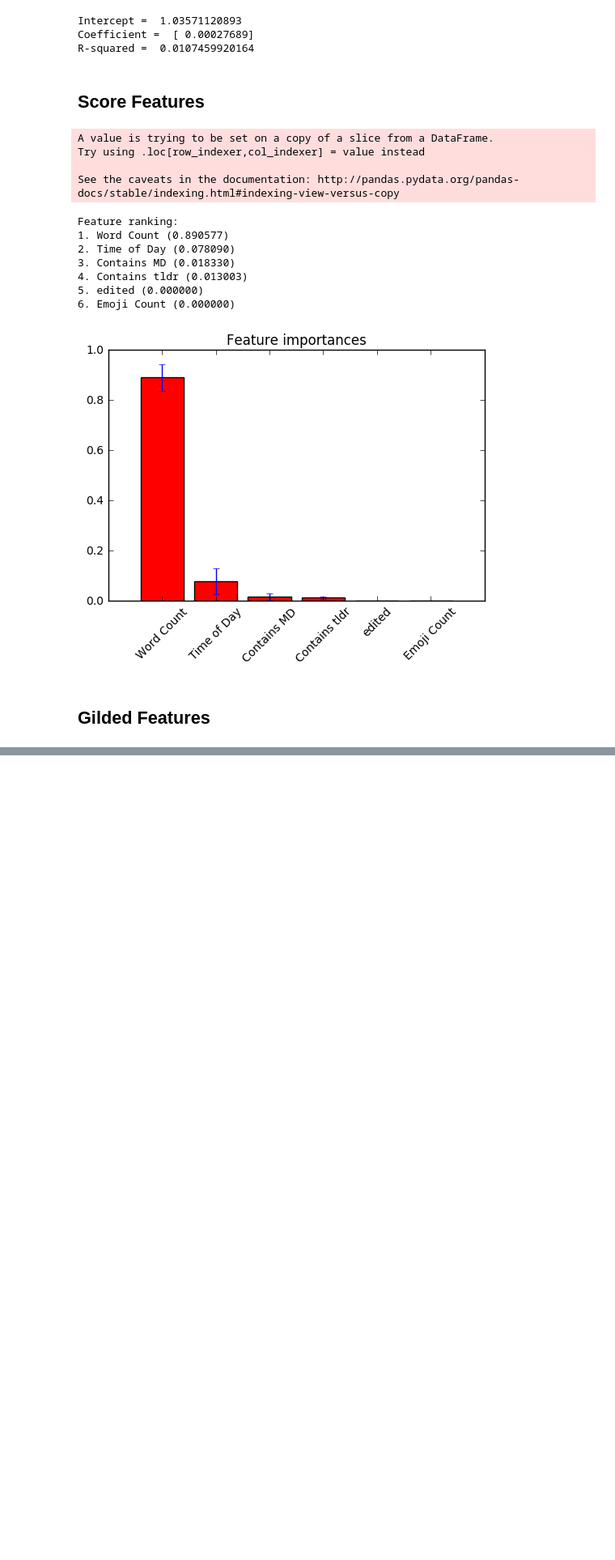
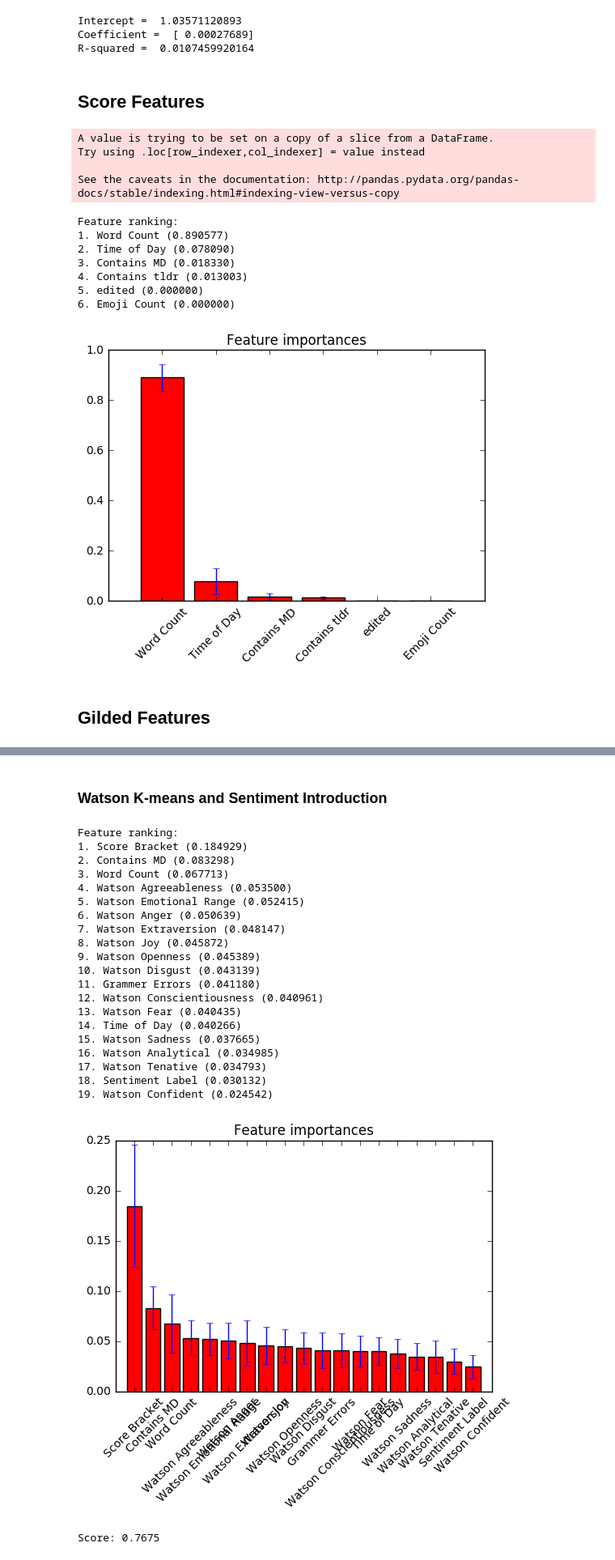
Before and after one commit to cyinwei/csce489_gold, a Jupyter notebook: Jeremy's Notebook.ipynb, the cells around one changed output, grey strips where cells are left out. Shown at 81% size. Drawn from its saved outputs; the diff is of its cells as text; code cells hidden in the pictures; blank space fills up the shorter version.

```diff
--- a/Jeremy's Notebook.ipynb
+++ b/Jeremy's Notebook.ipynb
@@ -351,0 +437,2 @@ Feature ranking:
+# %% [markdown]
+### Watson K-means and Sentiment Introduction
@@ -351,0 +447,71 @@ Feature ranking:
+# %%
+watson = ['Watson Anger', 'Watson Disgust', 'Watson Fear',
+           'Watson Joy', 'Watson Sadness', 'Watson Analytical',
+           'Watson Confident', 'Watson Tenative', 'Watson Openness',
+           'Watson Conscientiousness', 'Watson Extraversion',
+           'Watson Agreeableness', 'Watson Emotional Range']
+
+train_tfidf = train[watson].values
+test_tfidf = test[watson].values
+# %%
+preds = cluster(train_tfidf, test_tfidf, 200, 300, 10)
+train['watson cluster'] = preds['train_preds']
+test['watson cluster'] = preds['test_preds']
+
+train['gilded'] = train['gilded'].astype(bool)
+test['gilded'] = test['gilded'].astype(bool)
+
+# train.groupby(['cluster', 'gilded'])[['body']].count()
+# %%
+features = [
+    'Score Bracket',
+    'Contains MD',
+    'Word Count',
+    'Time of Day',
+#     'watson cluster',
+    'Grammer Errors',
+    'Sentiment Label',
+#     'Contains Flair',
+    'Watson Anger', 'Watson Disgust', 'Watson Fear',
+           'Watson Joy', 'Watson Sadness', 'Watson Analytical',
+           'Watson Confident', 'Watson Tenative', 'Watson Openness',
+           'Watson Conscientiousness', 'Watson Extraversion',
+           'Watson Agreeableness', 'Watson Emotional Range'
+]
+
+temp = {
+    'Score Bracket': [100],
+    'Contains MD': [True],
+    'Word Count': [200],
+    'Time of Day': [1],
+    'watson cluster': [19],
+    'Grammer Errors': [0],
+    'Sentiment Label': [0],
+    'Contains Flair': [1]
+}
+
+
+feature_importance(train, test, features, 'gilded')
+# %% [output]
+Feature ranking:
+1. Score Bracket (0.184929)
+2. Contains MD (0.083298)
+3. Word Count (0.067713)
+4. Watson Agreeableness (0.053500)
+5. Watson Emotional Range (0.052415)
+6. Watson Anger (0.050639)
+7. Watson Extraversion (0.048147)
+8. Watson Joy (0.045872)
+9. Watson Openness (0.045389)
+10. Watson Disgust (0.043139)
+11. Grammer Errors (0.041180)
+12. Watson Conscientiousness (0.040961)
+13. Watson Fear (0.040435)
+14. Time of Day (0.040266)
+15. Watson Sadness (0.037665)
+16. Watson Analytical (0.034985)
+17. Watson Tenative (0.034793)
+18. Sentiment Label (0.030132)
+19. Watson Confident (0.024542)
+[figure, added]
+Score: 0.7675
```
Also changed, not shown: parts of 19 cells of this notebook, 10 other files.
